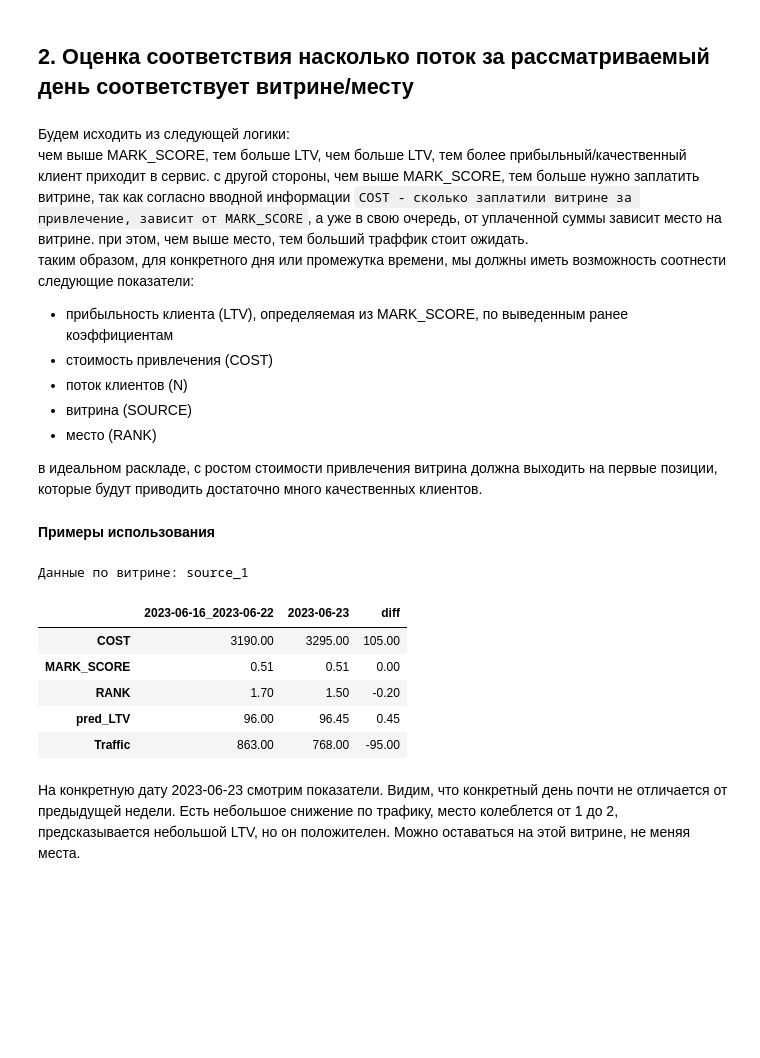
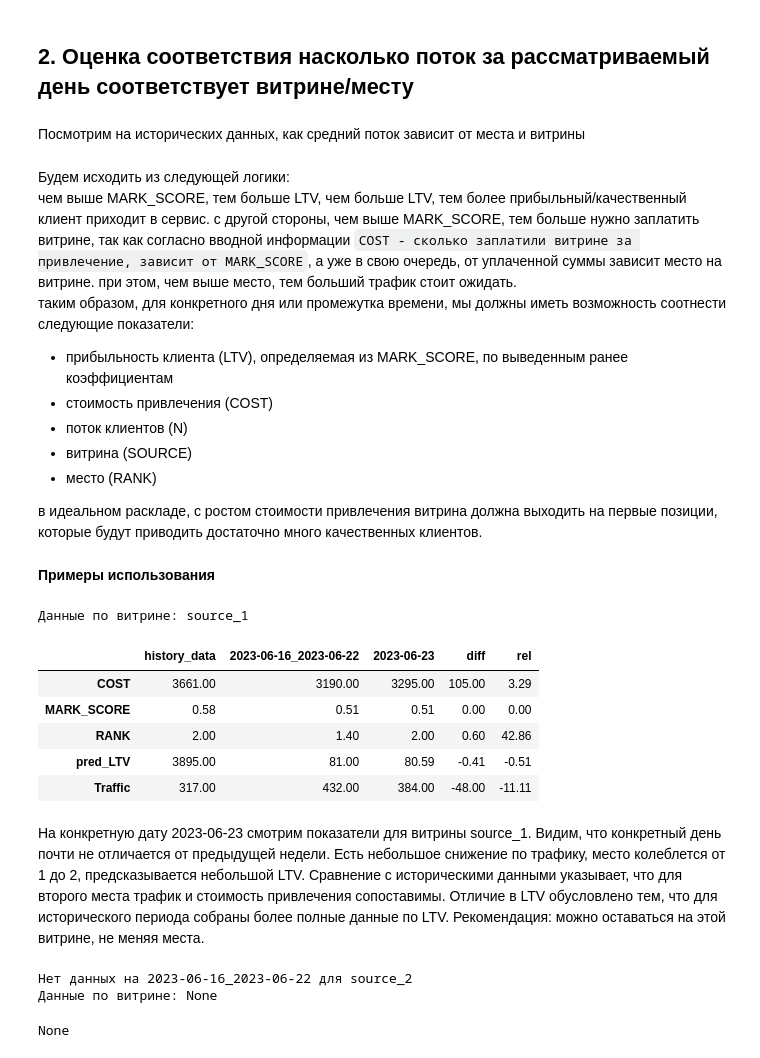
Before and after one commit to DeeN4418/pdl, a Jupyter notebook: pdl.ipynb, the cells around one changed output. Cells and saved outputs as stored; diff of their text form; code cells hidden in the pictures; blank space fills up the shorter version.

```diff
--- a/pdl.ipynb
+++ b/pdl.ipynb
@@ -195,2 +204,5 @@ df_rank_raw.drop_duplicates(inplace=True)
+# %%
+# удалим дубликаты в полях SAVE_STAMP и SOURCE, явно укажем сохранение первого вхождения, меняем исходный датафрейм и сбрасывем индекс
+df_rank_raw.drop_duplicates(subset=['SAVE_STAMP','SOURCE'], keep='first', inplace=True, ignore_index=True)
 # %% [markdown]
 **На этом завершим первоначальную подготовку датафрейма с данными о позициях на витринах, объединими два датафрема в один**
@@ -340,7 +359,7 @@ plt.show()
 ## 1. Исследовательский анализ на первом полугодии
 # %%
 # формируем датафрейм с данными первого полугодия
-df_1 = df[df['SAVE_STAMP_DATE'].between('2022-08-01','2023-02-01')].copy()
+df_1 = df[df['SAVE_STAMP_DATE'].between('2022-08-01','2023-01-31')].copy()
 # %% [markdown]
 ### Изучить изменения LTV, LTV180, MARK_SCORE, LOAN_AMOUNT в зависимости от витрины, занимаемого места
 # %% [markdown]
@@ -726,11 +891,13 @@ for rnk in sorted(df_1['RANK'].unique()):
 # %%
 # формируем датафрейм с данными второго полугодия
 df_2 = df[df['SAVE_STAMP_DATE'].between('2023-02-01','2023-08-01')]
+# %% [markdown]
+Посмотрим на исторических данных, как средний поток зависит от места и витрины
 # %% [markdown]
 Будем исходить из следующей логики:
 чем выше MARK_SCORE, тем больше LTV, чем больше LTV, тем более прибыльный/качественный клиент приходит в сервис.
 с другой стороны, чем выше MARK_SCORE, тем больше нужно заплатить витрине, так как согласно вводной информации `COST - сколько заплатили витрине за привлечение, зависит от MARK_SCORE`, а уже в свою очередь, от уплаченной суммы зависит место на витрине.
-при этом, чем выше место, тем больший траффик стоит ожидать.
+при этом, чем выше место, тем больший трафик стоит ожидать.
 таким образом, для конкретного дня или промежутка времени, мы должны иметь возможность соотнести следующие показатели:
 - прибыльность клиента (LTV), определяемая из MARK_SCORE, по выведенным ранее коэффициентам
 - стоимость привлечения (COST)
@@ -800,17 +1005,25 @@ def flow_rank(df:pd.DataFrame, first_date:str, n:int, source:str)-> (str,pd.Data
 # %% [markdown]
 **Примеры использования**
 # %%
-name, param = flow_rank(df_2, '2023-06-23',6,'source_1')
+name, param = flow_rank(df_1,df_2, '2023-06-23',6,'source_1')
 print(f'Данные по витрине: {name}')
 display(param)
 # %% [output]
 Данные по витрине: source_1
-|  | 2023-06-16_2023-06-22 | 2023-06-23 | diff |
-| COST | 3190.00 | 3295.00 | 105.00 |
-| MARK_SCORE | 0.51 | 0.51 | 0.00 |
-| RANK | 1.70 | 1.50 | -0.20 |
-| pred_LTV | 96.00 | 96.45 | 0.45 |
-| Traffic | 863.00 | 768.00 | -95.00 |
+|  | history_data | 2023-06-16_2023-06-22 | 2023-06-23 | diff | rel |
+| COST | 3661.00 | 3190.00 | 3295.00 | 105.00 | 3.29 |
+| MARK_SCORE | 0.58 | 0.51 | 0.51 | 0.00 | 0.00 |
+| RANK | 2.00 | 1.40 | 2.00 | 0.60 | 42.86 |
+| pred_LTV | 3895.00 | 81.00 | 80.59 | -0.41 | -0.51 |
+| Traffic | 317.00 | 432.00 | 384.00 | -48.00 | -11.11 |
 # %% [markdown]
-На конкретную дату 2023-06-23 смотрим показатели. Видим, что конкретный день почти не отличается от предыдущей недели. Есть небольшое снижение по трафику, место колеблется от 1 до 2, предсказывается небольшой LTV, но он положителен. Можно оставаться на этой витрине, не меняя места.
+На конкретную дату 2023-06-23 смотрим показатели для витрины source_1. Видим, что конкретный день почти не отличается от предыдущей недели. Есть небольшое снижение по трафику, место колеблется от 1 до 2, предсказывается небольшой LTV. Сравнение с историческими данными указывает, что для второго  места трафик и стоимость привлечения сопоставимы. Отличие в LTV обусловлено тем, что для исторического периода собраны более полные данные по LTV. Рекомендация: можно оставаться на этой витрине, не меняя места.
+# %%
+name, param = flow_rank(df_1,df_2, '2023-06-23',6,'source_2')
+print(f'Данные по витрине: {name}')
+display(param)
+# %% [output]
+Нет данных на 2023-06-16_2023-06-22 для source_2
+Данные по витрине: None
+None
 # %%
```
Also changed, not shown: parts of 70 cells of this notebook.
